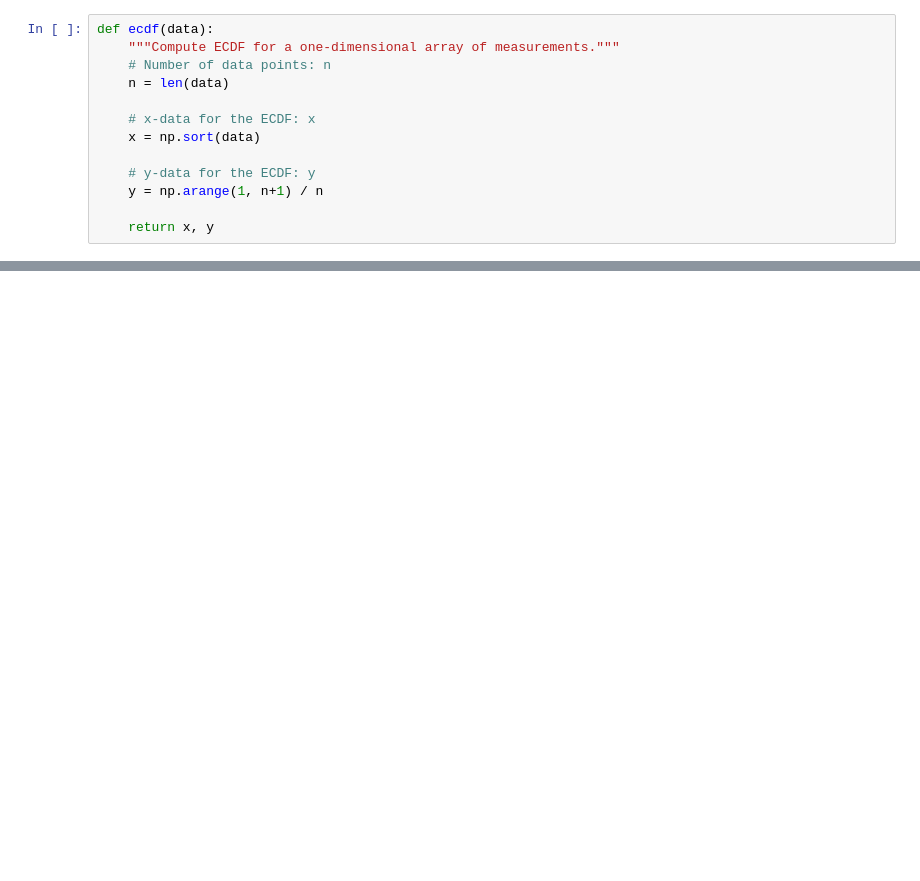
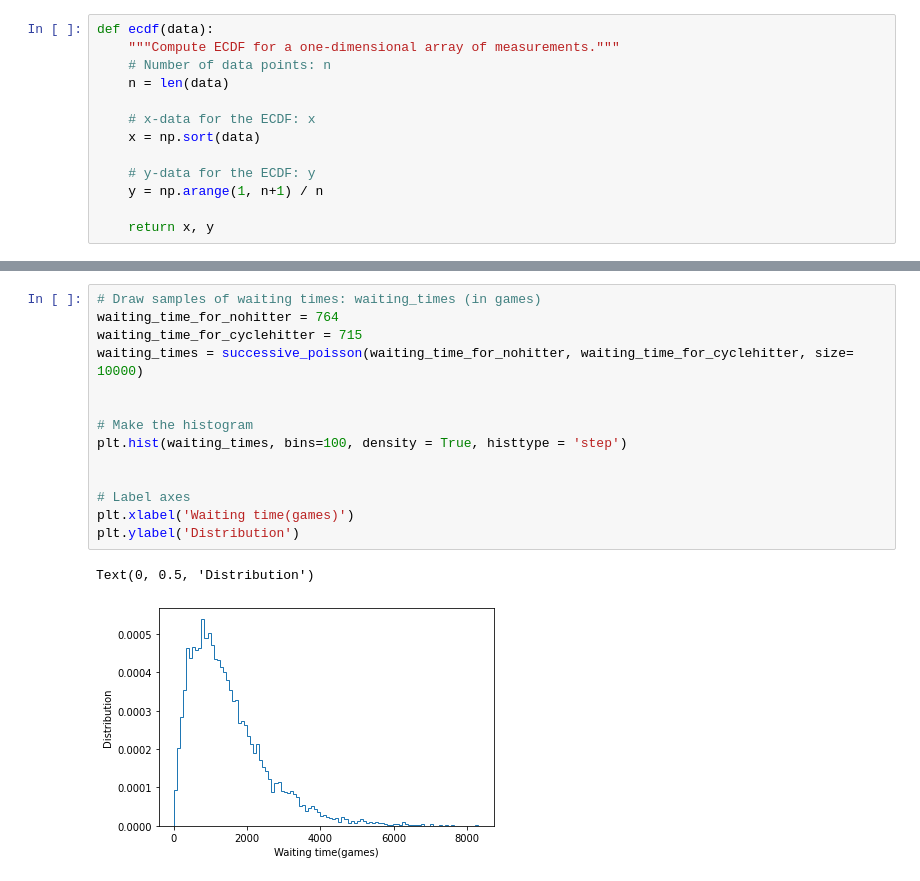
Before and after one commit to kimdesok/Statistical-Thinking-in-Python-Part-1, a Jupyter notebook: Stats_by_Python4.ipynb, the cells around one changed output, grey strips where cells are left out. Drawn from its saved outputs; the diff is of its cells as text; blank space fills up the shorter version.

```diff
--- a/Stats_by_Python4.ipynb
+++ b/Stats_by_Python4.ipynb
@@ -140,2 +140,19 @@ plt.show()
+# %%
+# Draw samples of waiting times: waiting_times (in games)
+waiting_time_for_nohitter = 764
+waiting_time_for_cyclehitter = 715
+waiting_times = successive_poisson(waiting_time_for_nohitter, waiting_time_for_cyclehitter, size= 10000)
+
+
+# Make the histogram
+plt.hist(waiting_times, bins=100, density = True, histtype = 'step')
+
+
+# Label axes
+plt.xlabel('Waiting time(games)')
+plt.ylabel('Distribution')
+# %% [output]
+Text(0, 0.5, 'Distribution')
+[figure, added]
 # %%
 # Compute ECDF: x, y
```
Also changed, not shown: parts of 18 cells of this notebook.
